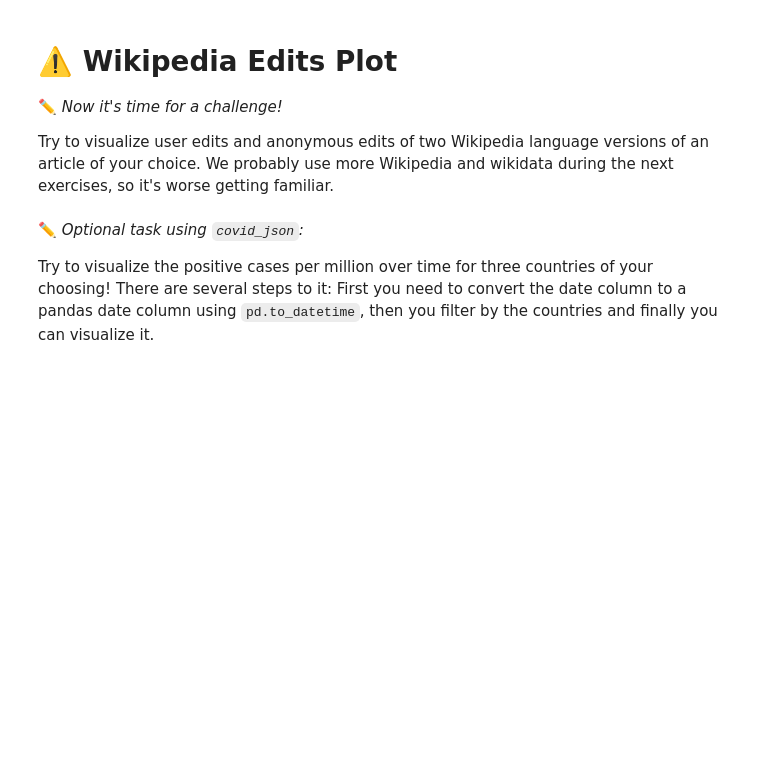
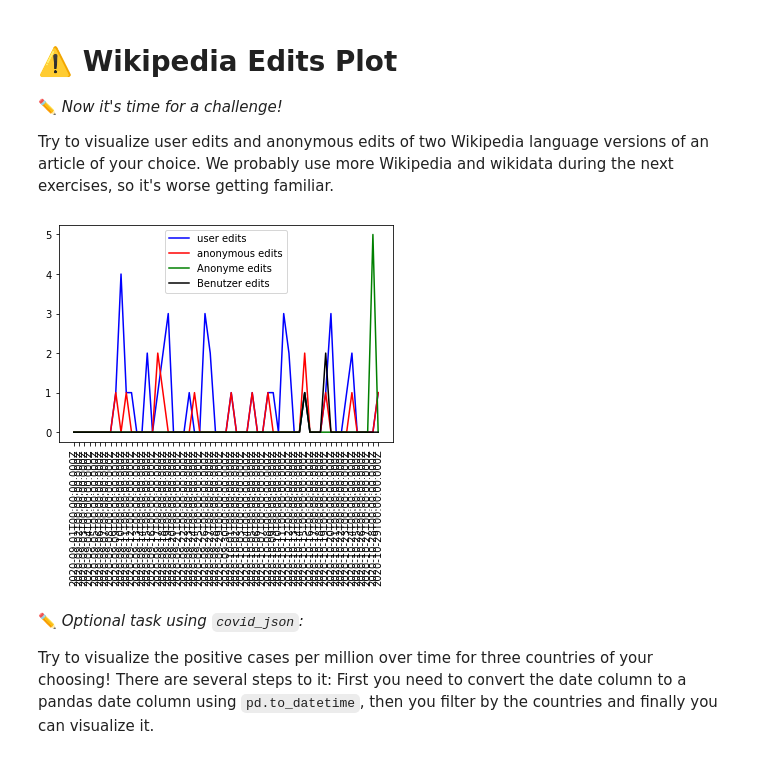
Before and after one commit to FUB-HCC/hcds-winter-2020, a Jupyter notebook: assignments/A1_WarmUp/goto/A1_WarmUp.ipynb, the cells around one changed output. Cells and saved outputs as stored; diff of their text form; code cells hidden in the pictures; blank space fills up the shorter version.

Commit message:
Rest

```diff
--- a/assignments/A1_WarmUp/goto/A1_WarmUp.ipynb
+++ b/assignments/A1_WarmUp/goto/A1_WarmUp.ipynb
@@ -603,6 +697,52 @@ plt.show()
 ✏️ *Now it's time for a challenge!*
 
 Try to visualize user edits and anonymous edits of two Wikipedia language versions of an article of your choice. We probably use more Wikipedia and wikidata during the next exercises, so it's worse getting familiar.
+# %%
+headers = {
+    'User-Agent': 'https://github.com/aschle',
+    'From': 'alexa.schlegel@fu-berlin.de'
+}
+
+# Edpoint for getting Edits per Page
+#/Amy_Coney_Barrett/anonymous/daily/20200901/20201030'
+#/Amy_Coney_Barrett/user/daily/20200901/20201030'
+
+epAnonDe = 'https://wikimedia.org/api/rest_v1/metrics/edits/per-page/de.wikipedia/C_(Programmiersprache)/anonymous/daily/20200901/20201030'
+epAnonEn = 'https://wikimedia.org/api/rest_v1/metrics/edits/per-page/en.wikipedia/C_(programming_language)/anonymous/daily/20200901/20201030'
+
+epUserDe = 'https://wikimedia.org/api/rest_v1/metrics/edits/per-page/de.wikipedia/C_(Programmiersprache)/user/daily/20200901/20201030'
+epUserEn = 'https://wikimedia.org/api/rest_v1/metrics/edits/per-page/en.wikipedia/C_(programming_language)/user/daily/20200901/20201030'
+
+responseAnonDe = requests.get(epAnonDe, headers=headers).json()
+responseAnonEn = requests.get(epAnonEn, headers=headers).json()
+responseUserDe = requests.get(epUserDe, headers=headers).json()
+responseUserEn = requests.get(epUserEn, headers=headers).json()
+
+
+anon_dataDe = pd.json_normalize(responseAnonDe, ['items', 'results'])
+anon_dataEn = pd.json_normalize(responseAnonEn, ['items', 'results'])
+user_dataDe = pd.json_normalize(responseUserDe, ['items', 'results'])
+user_dataEn = pd.json_normalize(responseUserEn, ['items', 'results'])
+
+merged_dataDe = pd.merge(anon_dataDe, user_dataDe, on='timestamp', how='outer')
+merged_dataDe = merged_dataDe.rename(columns={"edits_x": "Anonyme edits", "edits_y": "Benutzer edits"})
+
+merged_dataEn = pd.merge(anon_dataEn, user_dataEn, on='timestamp', how='outer')
+merged_dataEn = merged_dataEn.rename(columns={"edits_x": "anonymous edits", "edits_y": "user edits"})
+
+merged_data = pd.merge(merged_dataDe, merged_dataEn, on='timestamp', how='outer')
+merged_data = merged_data.rename(columns={"edits_x": "anonymous edits", "edits_y": "user edits"})
+
+
+plt.plot(merged_data['timestamp'], merged_data['user edits'], color="blue")
+plt.plot(merged_data['timestamp'], merged_data['anonymous edits'], color="red")
+plt.plot(merged_data['timestamp'], merged_data['Anonyme edits'], color="green")
+plt.plot(merged_data['timestamp'], merged_data['Benutzer edits'], color="black")
+plt.xticks(rotation=90)
+plt.legend(["user edits", "anonymous edits","Anonyme edits", "Benutzer edits"])
+plt.show()
+# %% [output]
+[figure, added]
 # %% [markdown]
 ✏️ *Optional task using `covid_json`:*
 
```
Also changed, not shown: parts of 14 cells of this notebook.
